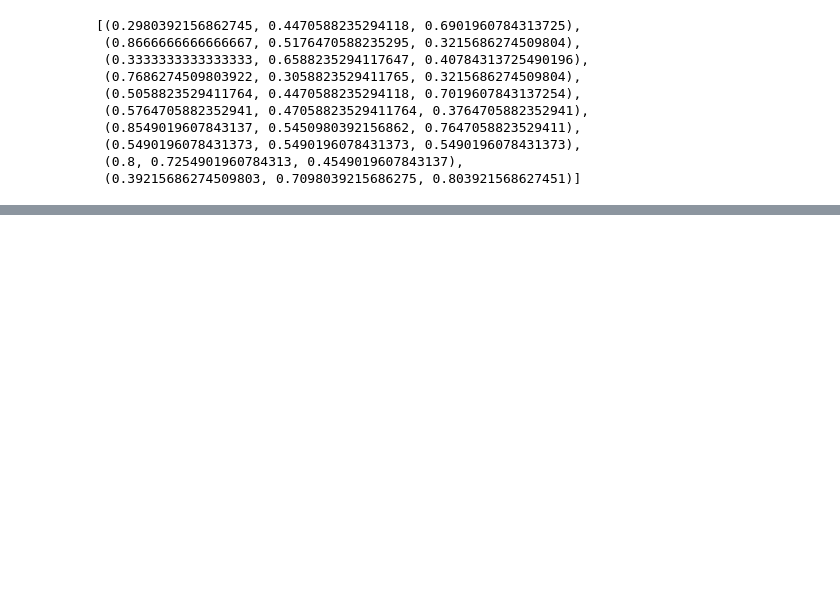
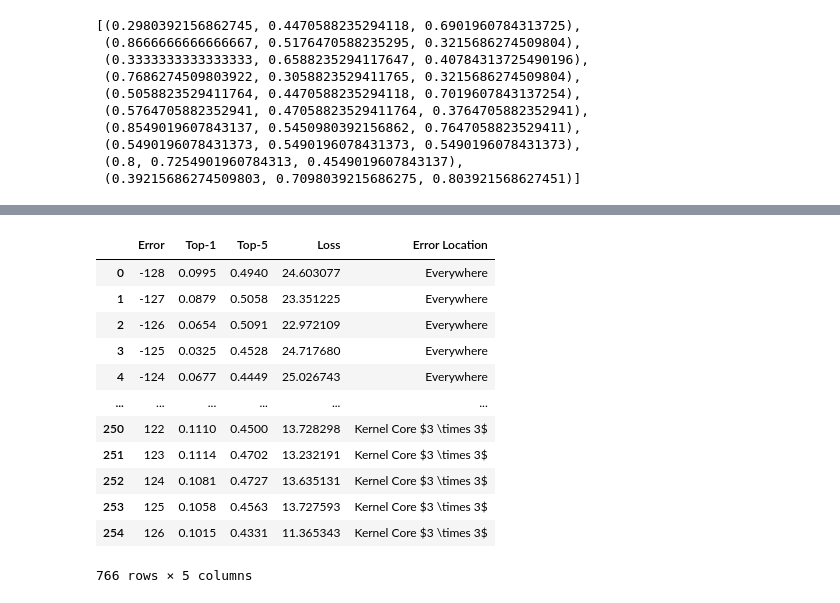
Before and after one commit to mlorinc/cnn-cgp-compressor, a Jupyter notebook: cmd/compress/lenet.ipynb, the cells around one changed output, grey strips where cells are left out. Saved outputs shown, nothing was run; the diff lists cells and outputs as text; code cells hidden in the pictures; blank space fills up the shorter version.

```diff
--- a/cmd/compress/lenet.ipynb
+++ b/cmd/compress/lenet.ipynb
@@ -33,23 +33,17 @@ sns.color_palette("deep")
 # %%
 adapter = BaseAdapter.load_base_model("qat_quantized_lenet", "./trained_models/qat.quantized_lenet.pth")
 # %%
-assert isinstance(adapter, BaseAdapter)
 data = []
 # while not data or data[-1][2][1] >= 0.75:
 for e in range(-128, 127, 1):
-    adapter = BaseAdapter.load_base_model("qat_quantized_lenet", "./trained_models/qat.quantized_lenet.pth")
-    # layers = [adapter.get_layer(layer) for layer in ["conv1"]]
+    adapter = BaseAdapter.load_base_model("qat_quantized_lenet", "qat.quantized_lenet.pth")
+    assert isinstance(adapter, BaseAdapter)
     for layer in ["conv1", "conv2"]:
-        weights, bias = adapter.get_train_weights(layer), adapter.get_bias(layer)
-        planner = CGPPinPlanner()
-
-        for filter_i, filter_weights in enumerate(weights):
-            for channel_i, channel_filters in enumerate(filter_weights):
-                for selector in conv2d_core([filter_i, channel_i], 5, 3):
-                    weights[*selector] = weights[*selector] + e
-
-        adapter.inject_weights([weights.flatten()], [[FilterSelector(layer, [], [[slice(None), slice(None), slice(None), slice(None)]])]], inline=True)
-    top_k, avg_loss = adapter.evaluate(top=[1, 5])
+        weights = adapter.get_train_weights(layer)
+        combinations = FilterSelectorCombinations.all_weights(layer)
+        weights += e
+        adapter.inject_weights([weights.flatten()], combinations, inline=True)
+    top_k, avg_loss = adapter.evaluate(top=[1, 5], include_loss=True, num_workers=4, num_proc=1, batch_size=40)
     data.append([e] + list(top_k.values()) + [avg_loss])
 
 loaded = True
@@ -56,15 +99,34 @@ loaded = True
 # %%
 if not loaded:
     dfs = []
     for file in ["lenet.256.csv", "lenet.outter.256.csv", "lenet.inner.256.csv"]:
         x = pd.read_csv(data_store / file)
-        x["Type"] = "Outter" if "outter" in file else "Inner" if "inner" in file else "All"
+        x["Error Location"] = r"Outside Kernel Core $3 \times 3$" if "outter" in file else r"Kernel Core $3 \times 3$" if "inner" in file else "Everywhere"
         dfs.append(x)
 
     df = pd.concat(dfs)
-    df.columns = [col.title() for col in df.columns]
-    df["Type"] = df["Type"].str.title()
+    df.columns = df.columns.str.title()
 else:
+    file = "lenet.256.test.csv"
     df = pd.DataFrame(data=data, columns=["error", "top-1", "top-5", "loss"])
-    df.to_csv(data_store / "lenet.inner.256.csv", index=False)
+    df["Type"] = "Outter-Test" if "outter" in file else "Inner-Test" if "inner" in file else "All-Test"
+    df.to_csv(data_store / file, index=False)
+    reference_df = pd.read_csv(data_store / "lenet.256.csv")
+    reference_df["Type"] = "All"
+    df = pd.concat([df, reference_df])
+df
+# %% [output]
+|  | Error | Top-1 | Top-5 | Loss | Error Location |
+| 0 | -128 | 0.0995 | 0.4940 | 24.603077 | Everywhere |
+| 1 | -127 | 0.0879 | 0.5058 | 23.351225 | Everywhere |
+| 2 | -126 | 0.0654 | 0.5091 | 22.972109 | Everywhere |
+| 3 | -125 | 0.0325 | 0.4528 | 24.717680 | Everywhere |
+| 4 | -124 | 0.0677 | 0.4449 | 25.026743 | Everywhere |
+| ... | ... | ... | ... | ... | ... |
+| 250 | 122 | 0.1110 | 0.4500 | 13.728298 | Kernel Core $3 \times 3$ |
+| 251 | 123 | 0.1114 | 0.4702 | 13.232191 | Kernel Core $3 \times 3$ |
+| 252 | 124 | 0.1081 | 0.4727 | 13.635131 | Kernel Core $3 \times 3$ |
+| 253 | 125 | 0.1058 | 0.4563 | 13.727593 | Kernel Core $3 \times 3$ |
+| 254 | 126 | 0.1015 | 0.4331 | 11.365343 | Kernel Core $3 \times 3$ |
+766 rows × 5 columns
 # %%
```
Also changed, not shown: parts of 6 cells of this notebook, 1 other file.
